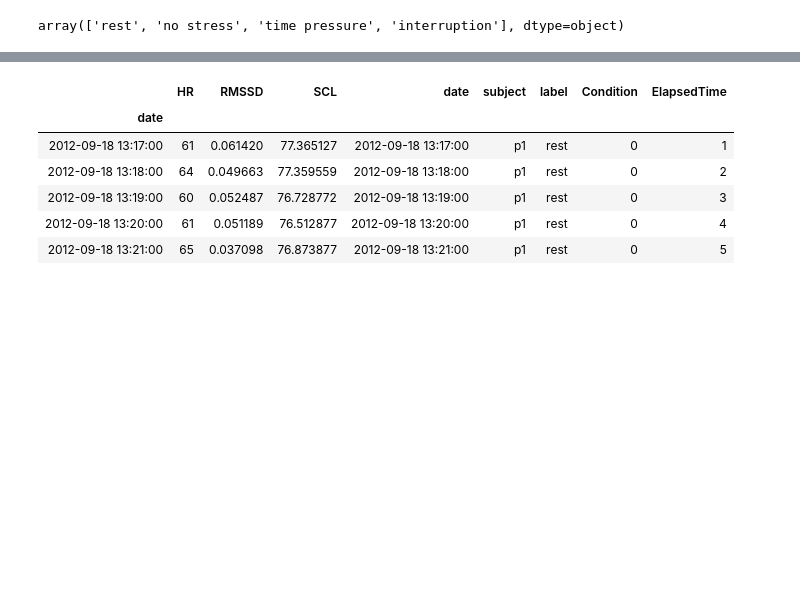
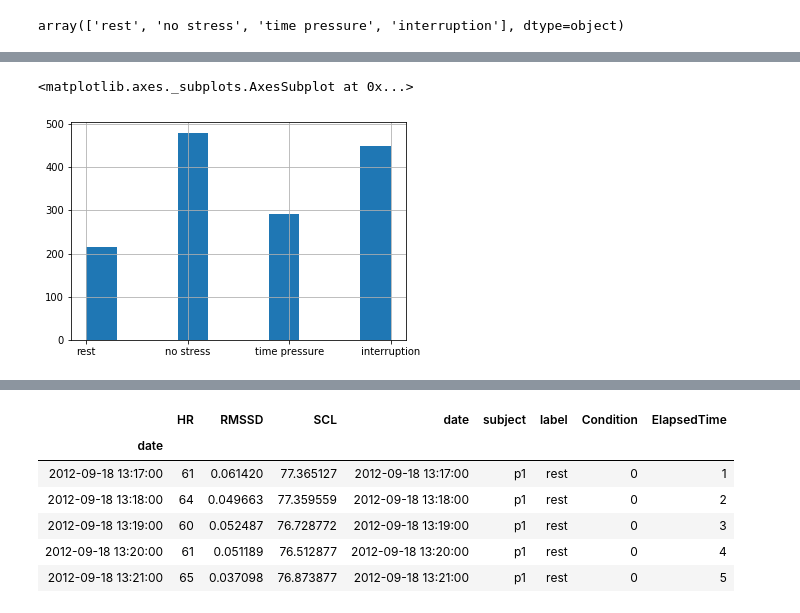
Before and after one commit to SachinGokal/capstone-two, a Jupyter notebook: notebooks/unprocessed.ipynb, the cells around one changed output, grey strips where cells are left out. Drawn from its saved outputs; the diff is of its cells as text; code cells hidden in the pictures; blank space fills up the shorter version.

```diff
--- a/notebooks/unprocessed.ipynb
+++ b/notebooks/unprocessed.ipynb
@@ -218,0 +267,5 @@ array(['rest', 'no stress', 'time pressure', 'interruption'], dtype=object)
+# %%
+df['label'].hist()
+# %% [output]
+<matplotlib.axes._subplots.AxesSubplot at 0x...>
+[figure, added]
```
Also changed, not shown: parts of 12 cells of this notebook, 3 other files.
